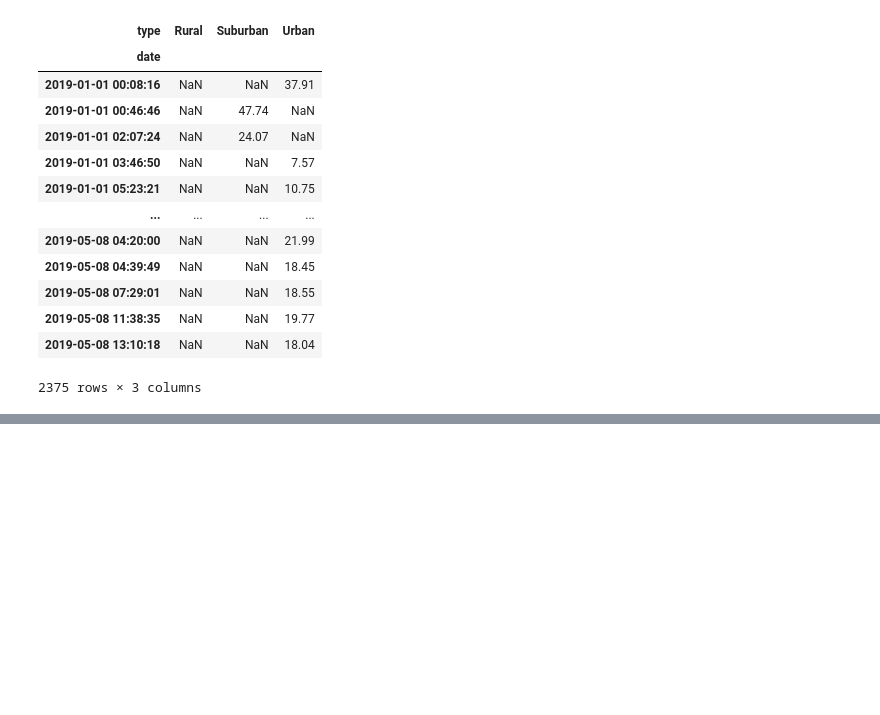
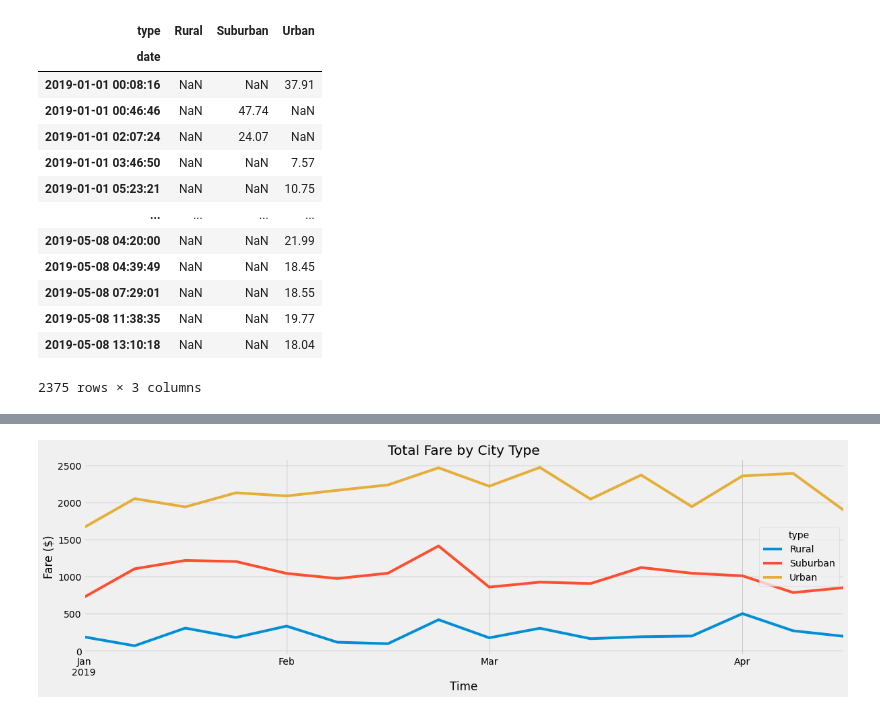
Before and after one commit to paveenB/PyBer_Analysis, a Jupyter notebook: PyBer_Challenge.ipynb, the cells around one changed output, grey strips where cells are left out. Saved outputs shown, nothing was run; the diff lists cells and outputs as text; code cells hidden in the pictures; blank space fills up the shorter version.

```diff
--- a/PyBer_Challenge.ipynb
+++ b/PyBer_Challenge.ipynb
@@ -188,3 +188,5 @@ fare_pyber_data_df
 2375 rows × 3 columns
 # %%
 # 5. Create a new DataFrame from the pivot table DataFrame using loc on the given dates, '2019-01-01':'2019-04-29'.
+fare_dates_data_df = fare_pyber_data_df.loc['2019-01-01':'2019-04-20']
+fare_dates_data_df
@@ -191,3 +208,6 @@ fare_pyber_data_df
 # %%
 # 6. Set the "date" index to datetime datatype. This is necessary to use the resample() method in Step 8.
 # df.index = pd.to_datetime(df.index)
+type(fare_dates_data_df.index)
+fare_dates_data_df.index = pd.to_datetime(fare_dates_data_df.index)
+fare_dates_data_df.head()
@@ -196,2 +237,4 @@ fare_pyber_data_df
 # %%
 # 8. Create a new DataFrame using the "resample()" function by week 'W' and get the sum of the fares for each week.
+new_fare_data_df = fare_dates_data_df.resample('W').sum()
+new_fare_data_df
@@ -198,7 +260,15 @@ fare_pyber_data_df
 # %%
 # 8. Using the object-oriented interface method, plot the resample DataFrame using the df.plot() function.
 
 # Import the style from Matplotlib.
 from matplotlib import style
 # Use the graph style fivethirtyeight.
 style.use('fivethirtyeight')
+
+new_fare_data_df.plot(figsize=(18,5),)
+plt.xlabel('Time')
+plt.ylabel('Fare ($)')
+plt.title('Total Fare by City Type')
+plt.savefig('Analysis/Pyber_fare_summary.png');
+# %% [output]
+[figure, added]
```
Also changed, not shown: parts of 4 cells of this notebook.
